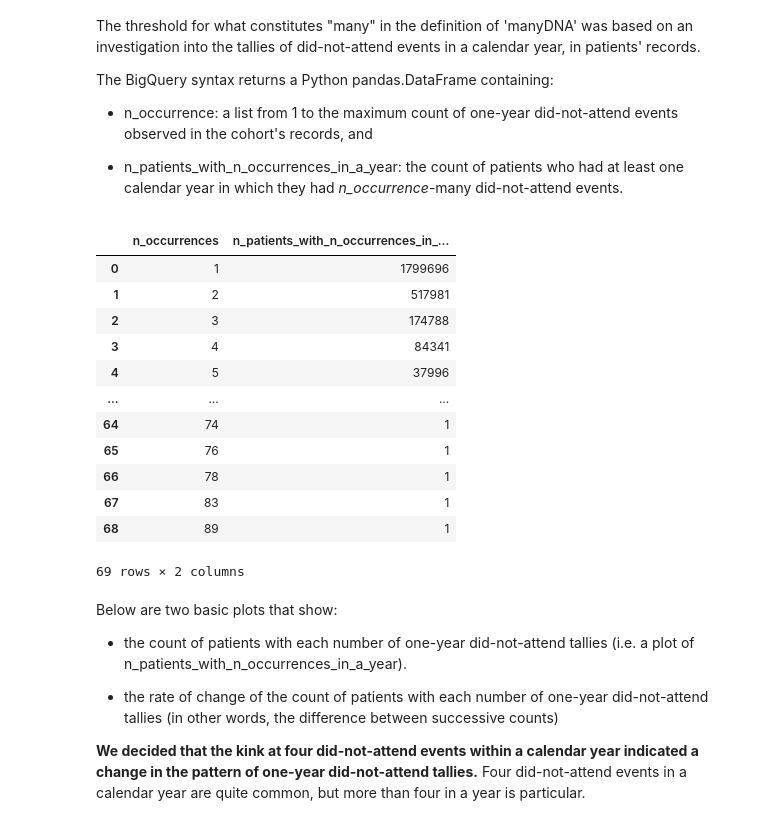
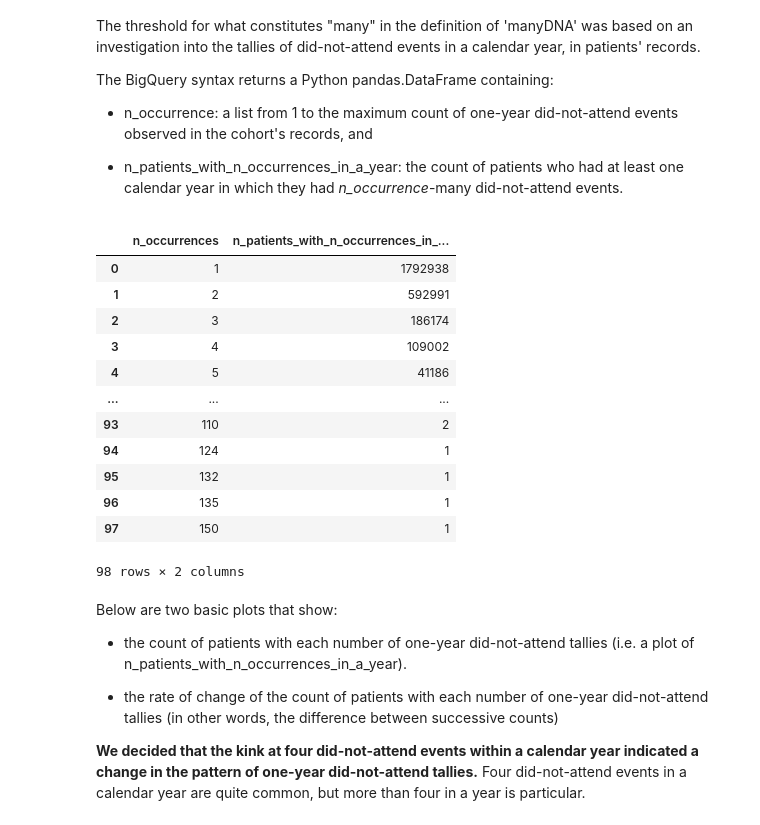
Before and after one commit to ConnectedBradford/c-mcinerney-workspace, a Jupyter notebook: UNSEEN_create_clinician_feature_sets.ipynb, the cells around one changed output. Saved outputs shown, nothing was run; the diff lists cells and outputs as text; code cells hidden in the pictures.

Commit message:
General commit to back-up files
After the GCP server went down, I'm committing everything so that all is stored on GitHub. I've been OK with everything so I see no reason not to commit

```diff
--- a/UNSEEN_create_clinician_feature_sets.ipynb
+++ b/UNSEEN_create_clinician_feature_sets.ipynb
@@ -1186,55 +1281,55 @@ sql_CTEs_body = \
 ,tbl_manyDNA_count AS (
     SELECT
         DISTINCT person_id
-        ,src_snomedcode
-        ,EXTRACT(YEAR FROM src_dateevent) AS year_occurrence
+        ,a.snomedcode
+        ,EXTRACT(YEAR FROM dateevent) AS year_occurrence
         ,COUNT(person_id) AS n_occurrences
     FROM
-        yhcr-prd-phm-bia-core.CB_MYSPACE_CMC.tbl_SRCode, tbl_manyDNA
+        """ + server_id + """.""" + database_id + """.tbl_srcode AS a, tbl_manyDNA
     WHERE
-        src_snomedcode IN (tbl_manyDNA.snomedcode)
+        a.snomedcode IN (tbl_manyDNA.snomedcode)
     GROUP BY
-        person_id, src_snomedcode, year_occurrence
+        person_id, a.snomedcode, year_occurrence
 )
 ,tbl_manyDNA_persons AS (
     SELECT
         DISTINCT person_id
-        ,src_snomedcode
+        ,snomedcode
     FROM
         tbl_manyDNA_count
     WHERE
         n_occurrences > 1
 )"""
 
 sql_select = \
 """
 SELECT
     DISTINCT n_occurrences
     ,COUNT(person_id) AS n_patients_with_n_occurrences_in_a_year
 FROM
     tbl_manyDNA_count
 GROUP BY
     n_occurrences
 ORDER BY
     n_occurrences
 """
 
 fs_manyDNA = client.query(sql_CTEs_top + sql_CTEs_body + sql_select).to_dataframe()
 display(fs_manyDNA)
 # %% [output]
 |  | n_occurrences | n_patients_with_n_occurrences_in_... |
-| 0 | 1 | 1799696 |
-| 1 | 2 | 517981 |
-| 2 | 3 | 174788 |
-| 3 | 4 | 84341 |
-| 4 | 5 | 37996 |
+| 0 | 1 | 1792938 |
+| 1 | 2 | 592991 |
+| 2 | 3 | 186174 |
+| 3 | 4 | 109002 |
+| 4 | 5 | 41186 |
 | ... | ... | ... |
-| 64 | 74 | 1 |
-| 65 | 76 | 1 |
-| 66 | 78 | 1 |
-| 67 | 83 | 1 |
-| 68 | 89 | 1 |
+| 93 | 110 | 2 |
+| 94 | 124 | 1 |
+| 95 | 132 | 1 |
+| 96 | 135 | 1 |
+| 97 | 150 | 1 |
-69 rows × 2 columns
+98 rows × 2 columns
 # %% [markdown]
 Below are two basic plots that show:
 
```
Also changed, not shown: parts of 12 cells of this notebook, 5 other files.
